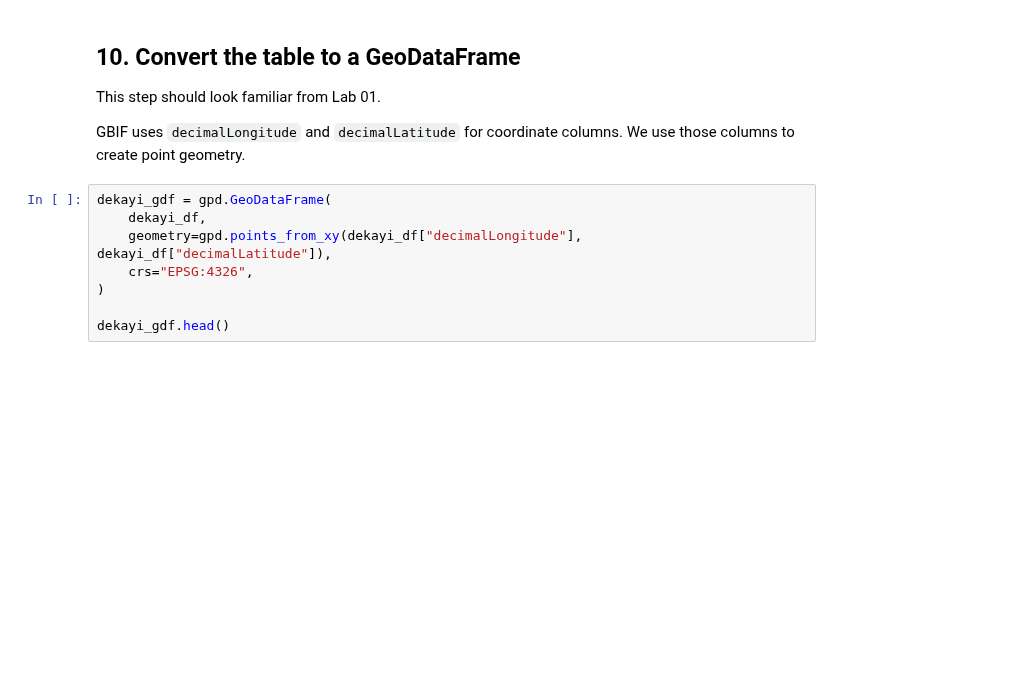
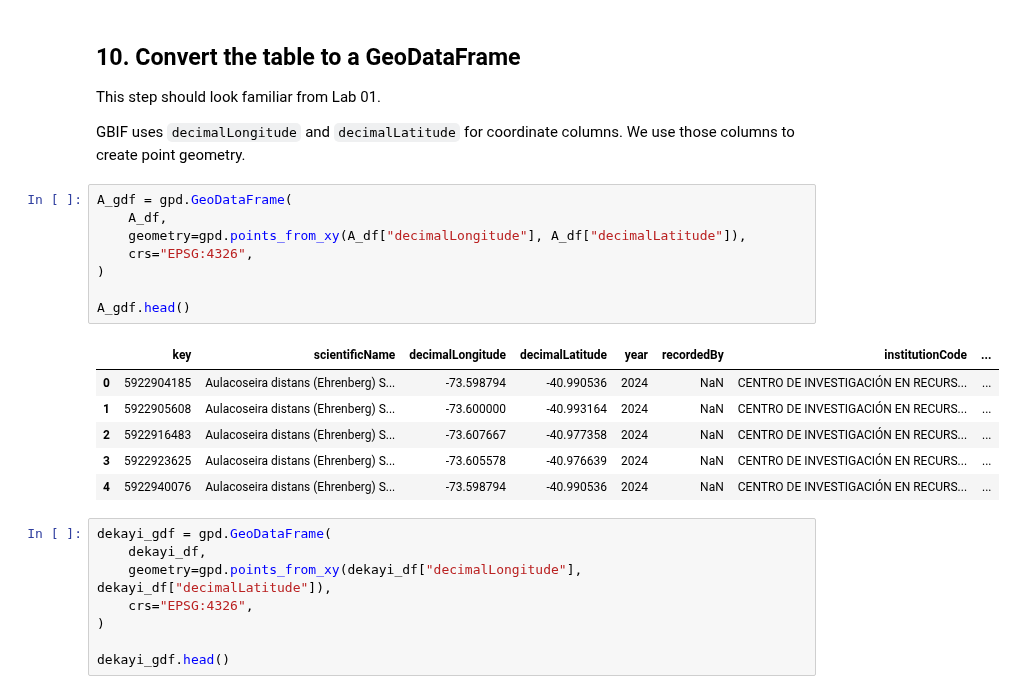
Before and after one commit to Gyrosigma/BIO597-SpatialBiodiversity, a Jupyter notebook: docs/labs/Lab02-pygbif.ipynb, the cells around one changed output. Saved outputs shown, nothing was run; the diff lists cells and outputs as text; blank space fills up the shorter version.

```diff
--- a/docs/labs/Lab02-pygbif.ipynb
+++ b/docs/labs/Lab02-pygbif.ipynb
@@ -315,6 +446,21 @@ dekayi_df.head()
 This step should look familiar from Lab 01.
 
 GBIF uses `decimalLongitude` and `decimalLatitude` for coordinate columns. We use those columns to create point geometry.
+# %%
+A_gdf = gpd.GeoDataFrame(
+    A_df,
+    geometry=gpd.points_from_xy(A_df["decimalLongitude"], A_df["decimalLatitude"]),
+    crs="EPSG:4326",
+)
+
+A_gdf.head()
+# %% [output]
+|  | key | scientificName | decimalLongitude | decimalLatitude | year | recordedBy | institutionCode | ... |
+| 0 | 5922904185 | Aulacoseira distans (Ehrenberg) S... | -73.598794 | -40.990536 | 2024 | NaN | CENTRO DE INVESTIGACIÓN EN RECURS... | ... |
+| 1 | 5922905608 | Aulacoseira distans (Ehrenberg) S... | -73.600000 | -40.993164 | 2024 | NaN | CENTRO DE INVESTIGACIÓN EN RECURS... | ... |
+| 2 | 5922916483 | Aulacoseira distans (Ehrenberg) S... | -73.607667 | -40.977358 | 2024 | NaN | CENTRO DE INVESTIGACIÓN EN RECURS... | ... |
+| 3 | 5922923625 | Aulacoseira distans (Ehrenberg) S... | -73.605578 | -40.976639 | 2024 | NaN | CENTRO DE INVESTIGACIÓN EN RECURS... | ... |
+| 4 | 5922940076 | Aulacoseira distans (Ehrenberg) S... | -73.598794 | -40.990536 | 2024 | NaN | CENTRO DE INVESTIGACIÓN EN RECURS... | ... |
 # %%
 dekayi_gdf = gpd.GeoDataFrame(
     dekayi_df,
```
Also changed, not shown: parts of 20 cells of this notebook.
